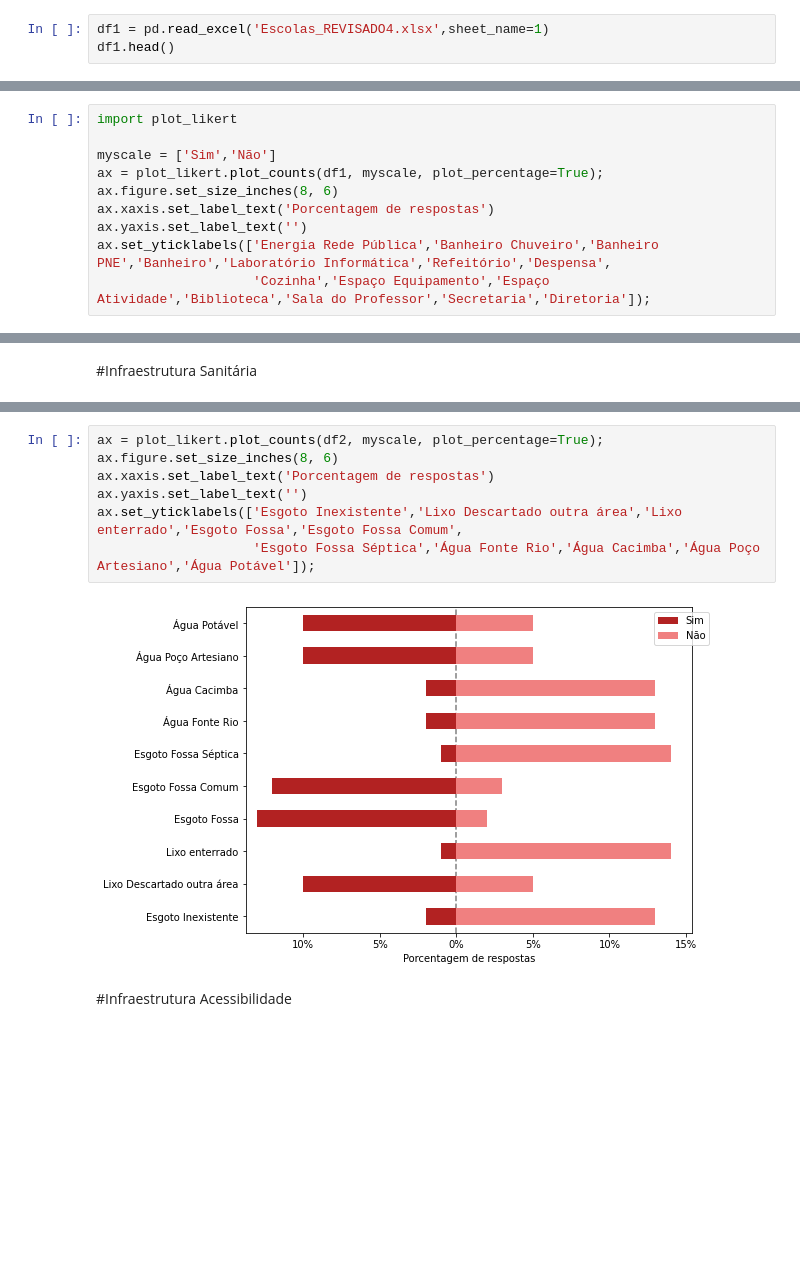
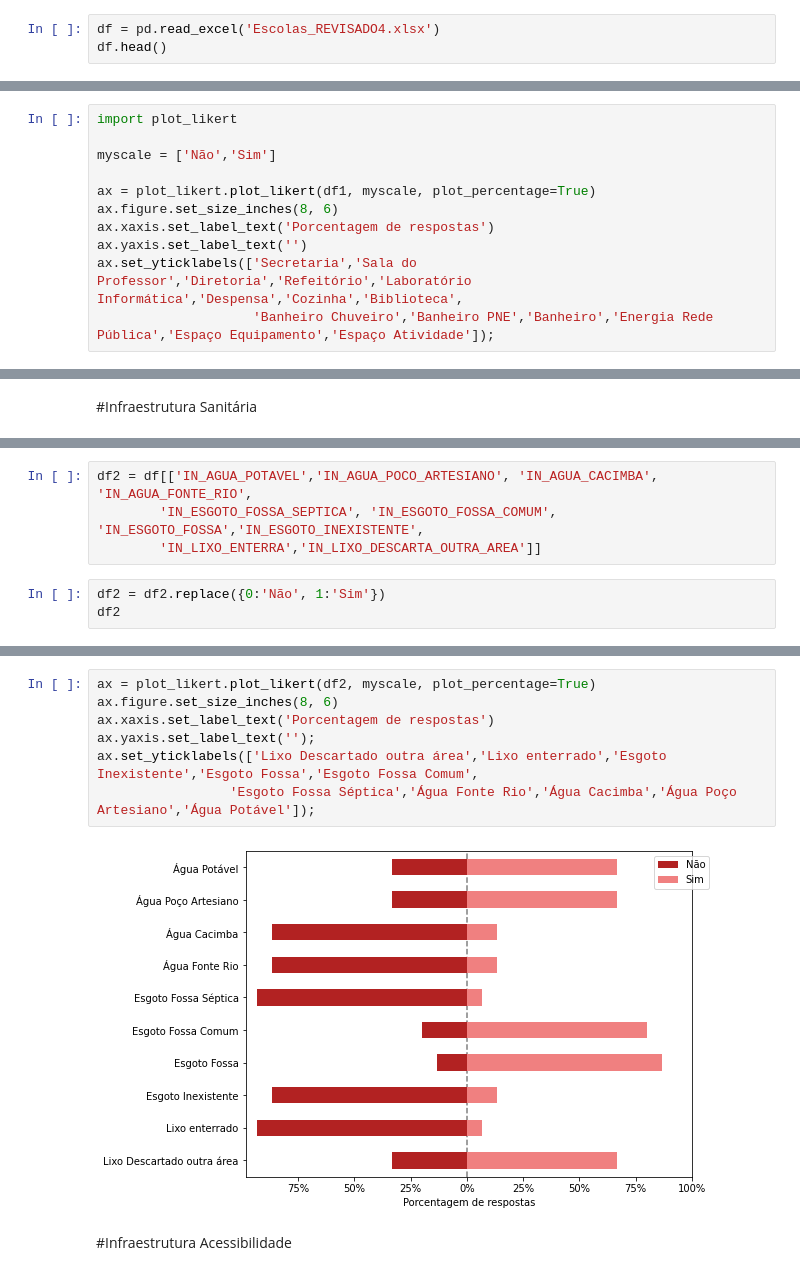
Before and after one commit to JulioHenri/Infraestrutura-escola, a Jupyter notebook: escolas_revisado.ipynb, the cells around one changed output, grey strips where cells are left out. Drawn from its saved outputs; the diff is of its cells as text; blank space fills up the shorter version.

```diff
--- a/escolas_revisado.ipynb
+++ b/escolas_revisado.ipynb
@@ -23,6 +23,6 @@ Requirement already satisfied: pytz>=2017.3 in /usr/local/lib/python3.7/dist-pac
 # %% [markdown]
 #Insfraestrutura Física
 # %%
-df1 = pd.read_excel('Escolas_REVISADO4.xlsx',sheet_name=1)
-df1.head()
+df = pd.read_excel('Escolas_REVISADO4.xlsx')
+df.head()
 # %% [output]
@@ -59,11 +89,12 @@ df1
 # %%
 import plot_likert
 
-myscale = ['Sim','Não']
-ax = plot_likert.plot_counts(df1, myscale, plot_percentage=True);
+myscale = ['Não','Sim']
+
+ax = plot_likert.plot_likert(df1, myscale, plot_percentage=True)
 ax.figure.set_size_inches(8, 6)
 ax.xaxis.set_label_text('Porcentagem de respostas')
 ax.yaxis.set_label_text('')
-ax.set_yticklabels(['Energia Rede Pública','Banheiro Chuveiro','Banheiro PNE','Banheiro','Laboratório Informática','Refeitório','Despensa',
-                    'Cozinha','Espaço Equipamento','Espaço Atividade','Biblioteca','Sala do Professor','Secretaria','Diretoria']);
+ax.set_yticklabels(['Secretaria','Sala do Professor','Diretoria','Refeitório','Laboratório Informática','Despensa','Cozinha','Biblioteca',
+                    'Banheiro Chuveiro','Banheiro PNE','Banheiro','Energia Rede Pública','Espaço Equipamento','Espaço Atividade']);
 # %% [output]
@@ -103,0 +104,7 @@ df2
+# %%
+df2 = df[['IN_AGUA_POTAVEL','IN_AGUA_POCO_ARTESIANO', 'IN_AGUA_CACIMBA', 'IN_AGUA_FONTE_RIO',
+        'IN_ESGOTO_FOSSA_SEPTICA', 'IN_ESGOTO_FOSSA_COMUM', 'IN_ESGOTO_FOSSA','IN_ESGOTO_INEXISTENTE',
+        'IN_LIXO_ENTERRA','IN_LIXO_DESCARTA_OUTRA_AREA']]
+# %%
+df2 = df2.replace({0:'Não', 1:'Sim'})
+df2
@@ -104,11 +128,11 @@ df2
 # %%
-ax = plot_likert.plot_counts(df2, myscale, plot_percentage=True);
+ax = plot_likert.plot_likert(df2, myscale, plot_percentage=True)
 ax.figure.set_size_inches(8, 6)
 ax.xaxis.set_label_text('Porcentagem de respostas')
-ax.yaxis.set_label_text('')
-ax.set_yticklabels(['Esgoto Inexistente','Lixo Descartado outra área','Lixo enterrado','Esgoto Fossa','Esgoto Fossa Comum',
-                    'Esgoto Fossa Séptica','Água Fonte Rio','Água Cacimba','Água Poço Artesiano','Água Potável']);
+ax.yaxis.set_label_text('');
+ax.set_yticklabels(['Lixo Descartado outra área','Lixo enterrado','Esgoto Inexistente','Esgoto Fossa','Esgoto Fossa Comum',
+                 'Esgoto Fossa Séptica','Água Fonte Rio','Água Cacimba','Água Poço Artesiano','Água Potável']);
 # %% [output]
-[figure, old version]
+[figure, new version]
 # %% [markdown]
 #Infraestrutura Acessibilidade
```
Also changed, not shown: parts of 24 cells of this notebook, 1 other file.
